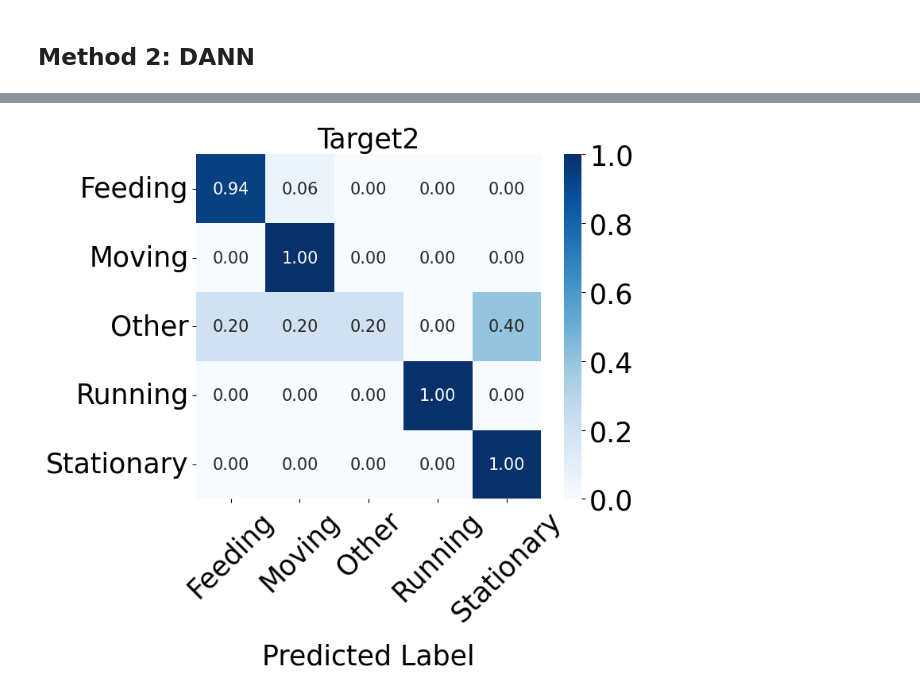
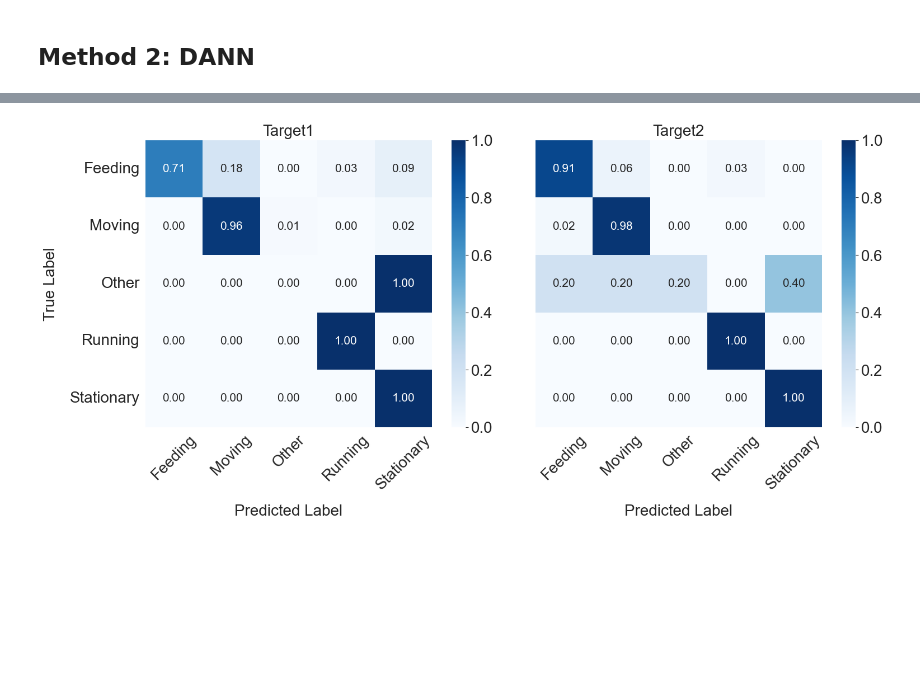
Before and after one commit to medhaaga/BotswanaML, a Jupyter notebook: notebooks/domain_adaptation.ipynb, the cells around one changed output, grey strips where cells are left out. Cells and saved outputs as stored; diff of their text form; code cells hidden in the pictures; blank space fills up the shorter version.

```diff
--- a/notebooks/domain_adaptation.ipynb
+++ b/notebooks/domain_adaptation.ipynb
@@ -174,6 +189,7 @@ plt.show()
 # %%
 directories = [dir1, dir2]
 fig, axes = plt.subplots(1, 2, figsize=(16, 7), sharey=True)
+class_names = label_encoder.classes_
 for i, dir_path in enumerate(directories):
     ax = axes[i] # Select the subplot to draw on (axes[0] or axes[1])
 
@@ -214,7 +230,14 @@ plt.show()
 # %%
+from src.methods.coral import SimpleFeatureNet
+
+feat_dim = 128
+
 for i, dir_path in enumerate(directories):
-    model = torch.load(os.path.join(dir, "model.pt")).to(device)
-    _ = evaluate_label_distribution(model=model,
+    coral_model = SimpleFeatureNet(X_src.shape[-1], feat_dim, len(np.unique(y_src)))
+    coral_model.load_state_dict(torch.load(os.path.join(dir_path, 'model.pt'), map_location=device))
+    coral_model.to(device)
+
+    _, _, _ = evaluate_label_distribution(model=coral_model,
                                     data=target_loaders[i],
                                     n_classes=len(np.unique(y_src)),
                                     label_encoder=label_encoder,
@@ -233,9 +411,13 @@ Class Stationary: 77.590
 # %% [markdown]
 ## Method 2: DANN
 # %%
-dir = os.path.join(io.get_domain_adaptation_results_dir(), "dann")
+dir1 = os.path.join(io.get_domain_adaptation_results_dir(), "dann", "target1")
+dir2 = os.path.join(io.get_domain_adaptation_results_dir(), "dann", "target2")
 
 with open(os.path.join(dir1, "training_stats.json"), 'r') as f:
     training_stats_list = json.load(f)
-stats_df = pd.DataFrame(training_stats_list)
+stats_df1 = pd.DataFrame(training_stats_list)
+with open(os.path.join(dir2, "training_stats.json"), 'r') as f:
+    training_stats_list = json.load(f)
+stats_df2 = pd.DataFrame(training_stats_list)
 # %%
@@ -253,39 +444,42 @@ plt.show()
 # %%
+directories = [dir1, dir2]
+fig, axes = plt.subplots(1, 2, figsize=(16, 7), sharey=True)
+class_names = label_encoder.classes_
+for i, dir_path in enumerate(directories):
+    ax = axes[i] # Select the subplot to draw on (axes[0] or axes[1])
 
-fig, ax = plt.subplots(figsize=(8, 7), sharey=True)
+    # Load the results file
+    test_results = np.load(os.path.join(dir_path, "test_results.npz"))
+    test_true = test_results["true_classes"]
+    test_preds = test_results["predictions"]
 
-# Load the results file
-test_results = np.load(os.path.join(dir, "test_results.npz"))
-test_true = test_results["true_classes"]
-test_preds = test_results["predictions"]
+    # Calculate the confusion matrix
+    cm = confusion_matrix(
+        y_true=label_encoder.inverse_transform(test_true),
+        y_pred=label_encoder.inverse_transform(test_preds),
+        labels=class_names,
+        normalize='true' # Normalize to show proportions
+    )
 
-# Calculate the confusion matrix
-cm = confusion_matrix(
-    y_true=label_encoder.inverse_transform(test_true),
-    y_pred=label_encoder.inverse_transform(test_preds),
-    labels=class_names,
-    normalize='true' # Normalize to show proportions
-)
+    # Plot the heatmap on the selected subplot
+    sns.heatmap(cm, annot=True, fmt=".2f", cmap="Blues",
+                xticklabels=class_names, yticklabels=class_names,
+                cbar=True, square=True, annot_kws={"size": 15}, ax=ax)
 
-# Plot the heatmap on the selected subplot
-sns.heatmap(cm, annot=True, fmt=".2f", cmap="Blues",
-            xticklabels=class_names, yticklabels=class_names,
-            cbar=True, square=True, annot_kws={"size": 15}, ax=ax)
+    # Customize labels and titles for each subplot
+    ax.set_title(f"Target{i+1}")
+    ax.set_xlabel("Predicted Label", labelpad=15)
 
-# Customize labels and titles for each subplot
-ax.set_title(f"Target{i+1}")
-ax.set_xlabel("Predicted Label", labelpad=15)
+    # Only show the y-label on the first plot
+    if i == 0:
+        ax.set_ylabel("True Label", labelpad=15)
 
-# Only show the y-label on the first plot
-if i == 0:
-    ax.set_ylabel("True Label", labelpad=15)
-
-ax.tick_params(axis='x', rotation=45)
-ax.tick_params(axis='y', rotation=0)
+    ax.tick_params(axis='x', rotation=45)
+    ax.tick_params(axis='y', rotation=0)
 
 # Adjust layout to prevent labels from overlapping and display the plot
 plt.tight_layout(rect=[0, 0, 1, 0.96]) # Adjust rect to make space for suptitle
 plt.show()
 # %% [output]
-[figure, old version]
+[figure, new version]
 # %%
```
Also changed, not shown: parts of 30 cells of this notebook, 18 other files.
